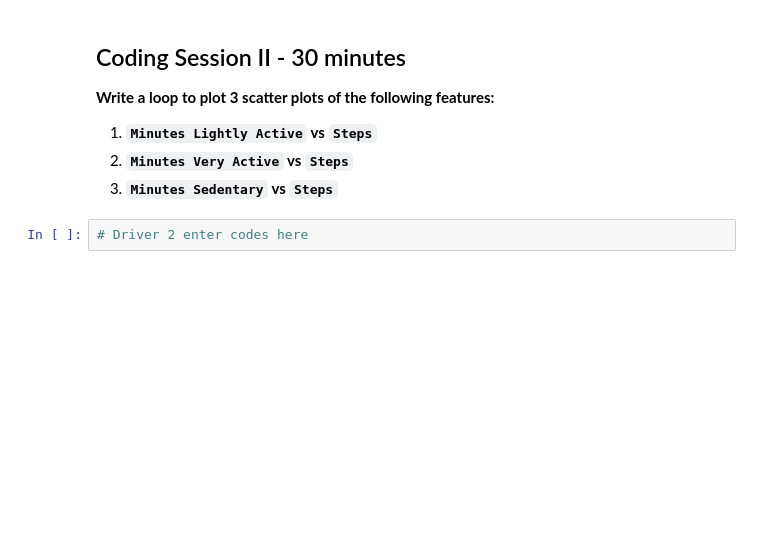
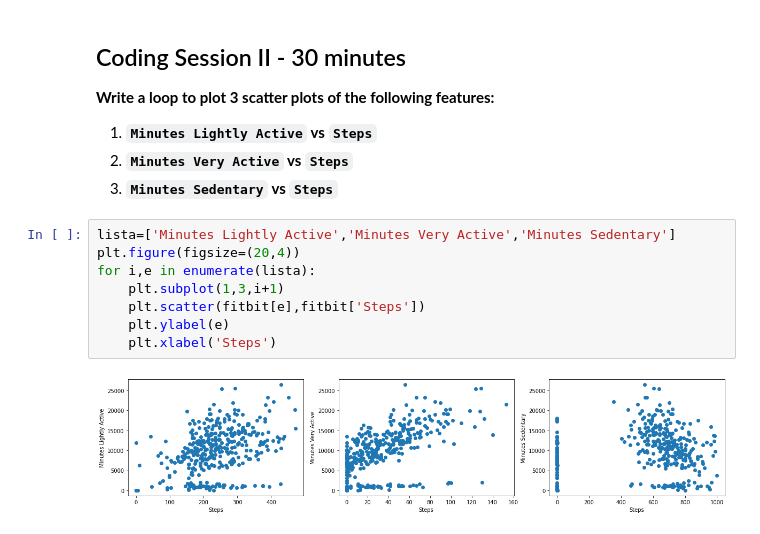
Before and after one commit to ironhack-datalabs/datamad0320, a Jupyter notebook: module-2/lab-matplotlib-seaborn/your-code/challenge-2.ipynb, the cells around one changed output. Drawn from its saved outputs; the diff is of its cells as text; blank space fills up the shorter version.

```diff
--- a/module-2/lab-matplotlib-seaborn/your-code/challenge-2.ipynb
+++ b/module-2/lab-matplotlib-seaborn/your-code/challenge-2.ipynb
@@ -53,5 +67,13 @@ Hints:
 1. **`Minutes Lightly Active`  vs `Steps`**
 1. **`Minutes Very Active` vs `Steps`**
 1. **`Minutes Sedentary` vs `Steps`**
-# %%
-# Driver 2 enter codes here
+# %%
+lista=['Minutes Lightly Active','Minutes Very Active','Minutes Sedentary']
+plt.figure(figsize=(20,4))
+for i,e in enumerate(lista):
+    plt.subplot(1,3,i+1)
+    plt.scatter(fitbit[e],fitbit['Steps'])
+    plt.ylabel(e)
+    plt.xlabel('Steps')
+# %% [output]
+[figure, added]
```
Also changed, not shown: parts of 3 cells of this notebook, 2 other files.
